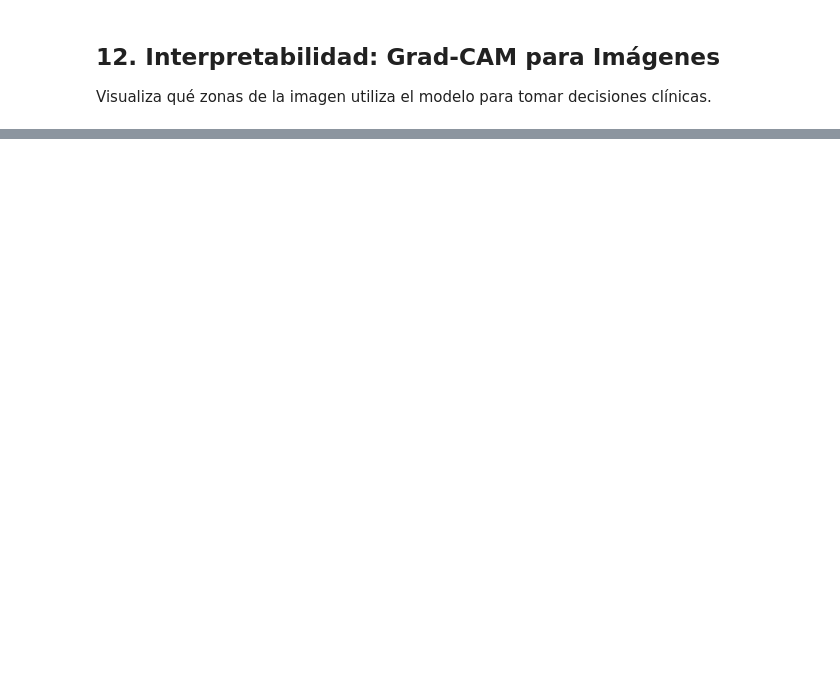
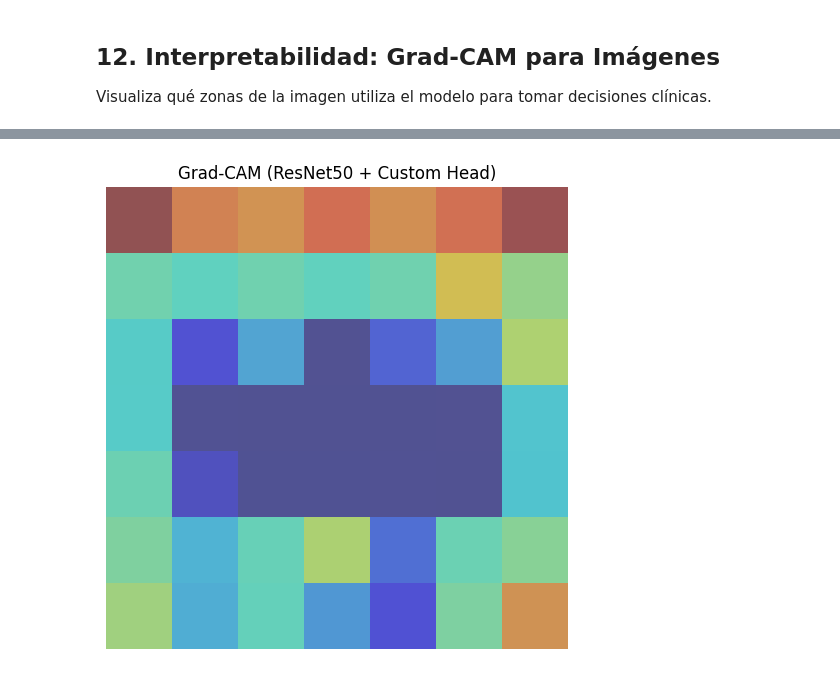
Before and after one commit to JordyRomeroa/ExamenPractico, a Jupyter notebook: Modelado_Supervisado_Clinico.ipynb, the cells around one changed output, grey strips where cells are left out. Drawn from its saved outputs; the diff is of its cells as text; code cells hidden in the pictures; blank space fills up the shorter version.

```diff
--- a/Modelado_Supervisado_Clinico.ipynb
+++ b/Modelado_Supervisado_Clinico.ipynb
@@ -323,14 +328,14 @@ datagen = ImageDataGenerator(
 
 # Cargar imágenes desde carpeta (ajusta el path y target_size según tu dataset)
 train_gen = datagen.flow_from_directory(
-    'ruta_a_tus_imagenes',
+    'imagenes/',
     target_size=(224,224),
     batch_size=32,
     class_mode='binary',
     subset='training'
     )
 val_gen = datagen.flow_from_directory(
-    'ruta_a_tus_imagenes',
+    'imagenes/',
     target_size=(224,224),
     batch_size=32,
     class_mode='binary',
@@ -454,0 +499,86 @@ plt.show()
+# %%
+import tensorflow as tf
+import numpy as np
+import matplotlib.pyplot as plt
+from tensorflow.keras.layers import Input
+
+# ======================
+# 1. Obtener ResNet50 interna
+# ======================
+backbone = model.get_layer("resnet50")
+last_conv_layer = backbone.get_layer("conv5_block3_out")
+
+# ======================
+# 2. Modelo A:
+# imagen -> mapas conv finales
+# ======================
+last_conv_layer_model = tf.keras.Model(
+    inputs=backbone.input,              # entrada REAL de ResNet50
+    outputs=last_conv_layer.output      # (7,7,2048)
+)
+
+# ======================
+# 3. Modelo B:
+# mapas conv -> capas densas de tu modelo final
+# ======================
+conv_input = tf.keras.Input(shape=last_conv_layer.output.shape[1:])  # (7,7,2048)
+
+x = model.get_layer("global_average_pooling2d_2")(conv_input)
+x = model.get_layer("batch_normalization_4")(x)
+x = model.get_layer("dropout_4")(x)
+x = model.get_layer("dense_4")(x)
+x = model.get_layer("batch_normalization_5")(x)
+x = model.get_layer("dropout_5")(x)
+output = model.get_layer("dense_5")(x)
+
+classifier_model = tf.keras.Model(conv_input, output)
+
+# ======================
+# 4. Función Grad-CAM
+# ======================
+def make_gradcam_heatmap(img_array, last_conv_layer_model, classifier_model):
+    with tf.GradientTape() as tape:
+        conv_outputs = last_conv_layer_model(img_array)   # (1,7,7,2048)
+        preds = classifier_model(conv_outputs)            # (1,1)
+        class_channel = preds[:, 0]                      # prob clase
+
+    grads = tape.gradient(class_channel, conv_outputs)    # ∂y/∂A
+    pooled_grads = tf.reduce_mean(grads, axis=(0, 1, 2))  # (2048,)
+
+    conv_outputs = conv_outputs[0]                        # (7,7,2048)
+
+    # conv · grads
+    heatmap = conv_outputs @ pooled_grads[..., tf.newaxis]
+    heatmap = tf.squeeze(heatmap)                         # (7,7)
+
+    # ReLU + normalización
+    heatmap = tf.maximum(heatmap, 0)
+    max_val = tf.reduce_max(heatmap)
+    if max_val > 0:
+        heatmap /= max_val
+
+    return heatmap.numpy()
+
+# ======================
+# 5. Tomar una imagen del generador
+# ======================
+batch = next(iter(train_gen))   # o val_gen si tienes
+img = batch[0][0]
+img_array = np.expand_dims(img, axis=0)
+
+# ======================
+# 6. Generar Grad-CAM
+# ======================
+heatmap = make_gradcam_heatmap(img_array, last_conv_layer_model, classifier_model)
+
+# ======================
+# 7. Visualizar
+# ======================
+plt.figure(figsize=(6,6))
+plt.imshow(img)
+plt.imshow(heatmap, cmap='jet', alpha=0.5)
+plt.axis("off")
+plt.title("Grad-CAM (ResNet50 + Custom Head)")
+plt.show()
+# %% [output]
+[figure, added]
```
Also changed, not shown: parts of 10 cells of this notebook, 51 other files.
